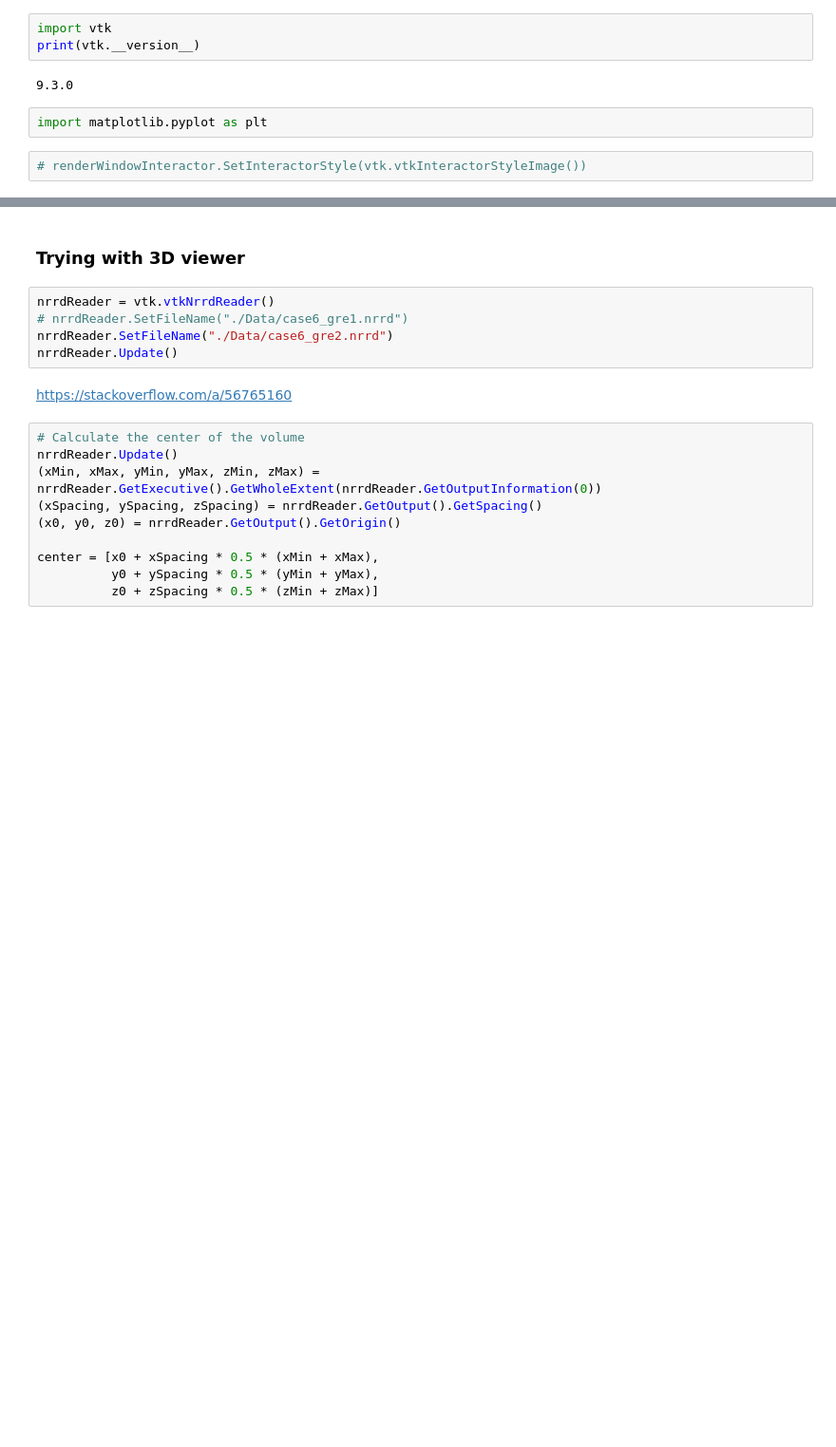
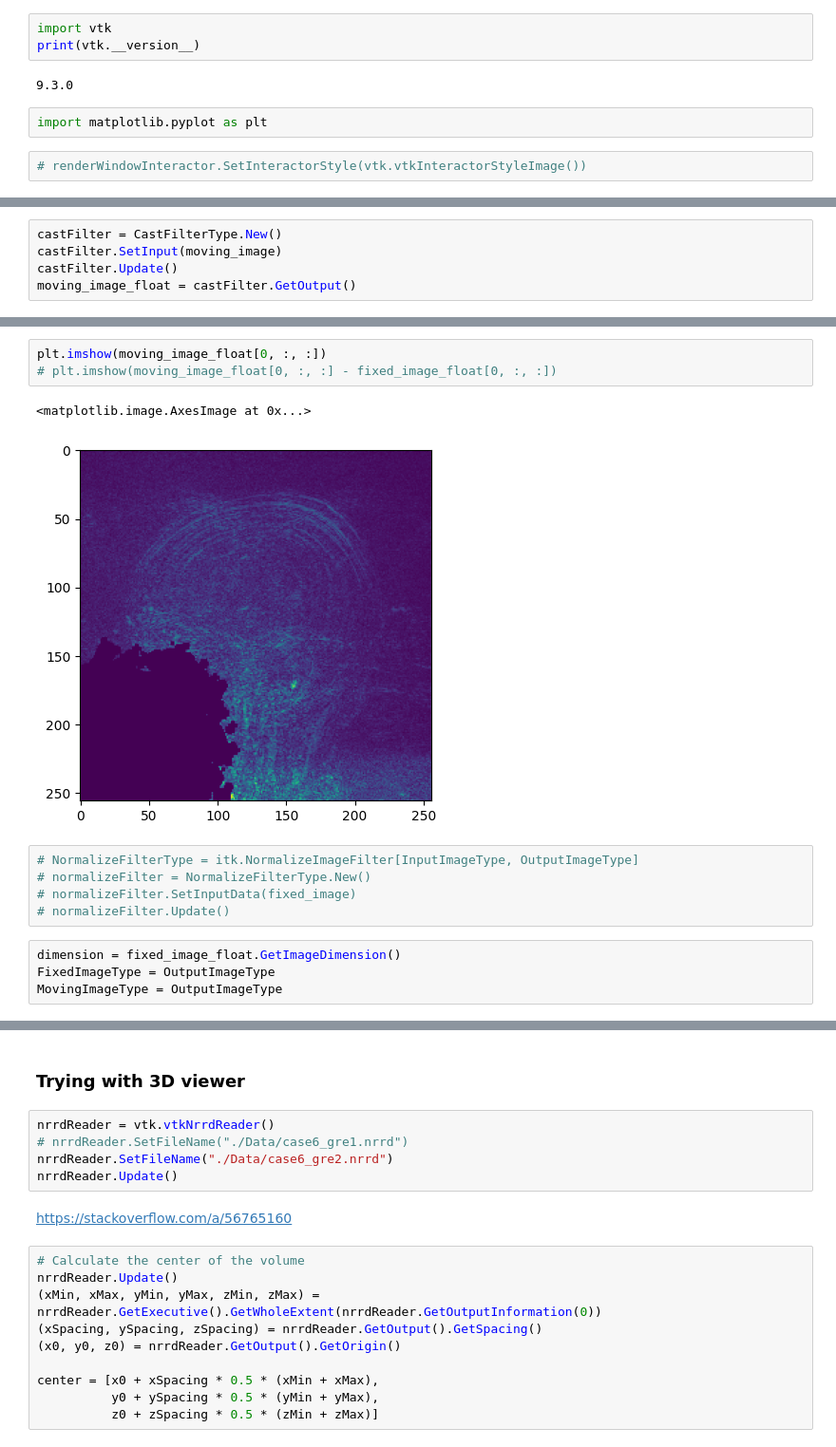
Before and after one commit to Sevenudeloin/VITK-turbo-lamp, a Jupyter notebook: data_visualisation.ipynb, the cells around one changed output, grey strips where cells are left out. Shown at 95% size. Cells and saved outputs as stored; diff of their text form; blank space fills up the shorter version.

```diff
--- a/data_visualisation.ipynb
+++ b/data_visualisation.ipynb
@@ -18,0 +40,5 @@ import matplotlib.pyplot as plt
+# %%
+castFilter = CastFilterType.New()
+castFilter.SetInput(moving_image)
+castFilter.Update()
+moving_image_float = castFilter.GetOutput()
@@ -18,0 +50,15 @@ import matplotlib.pyplot as plt
+# %%
+plt.imshow(moving_image_float[0, :, :])
+# plt.imshow(moving_image_float[0, :, :] - fixed_image_float[0, :, :])
+# %% [output]
+<matplotlib.image.AxesImage at 0x...>
+[figure, added]
+# %%
+# NormalizeFilterType = itk.NormalizeImageFilter[InputImageType, OutputImageType]
+# normalizeFilter = NormalizeFilterType.New()
+# normalizeFilter.SetInputData(fixed_image)
+# normalizeFilter.Update()
+# %%
+dimension = fixed_image_float.GetImageDimension()
+FixedImageType = OutputImageType
+MovingImageType = OutputImageType
```
Also changed, not shown: parts of 9 cells of this notebook.
